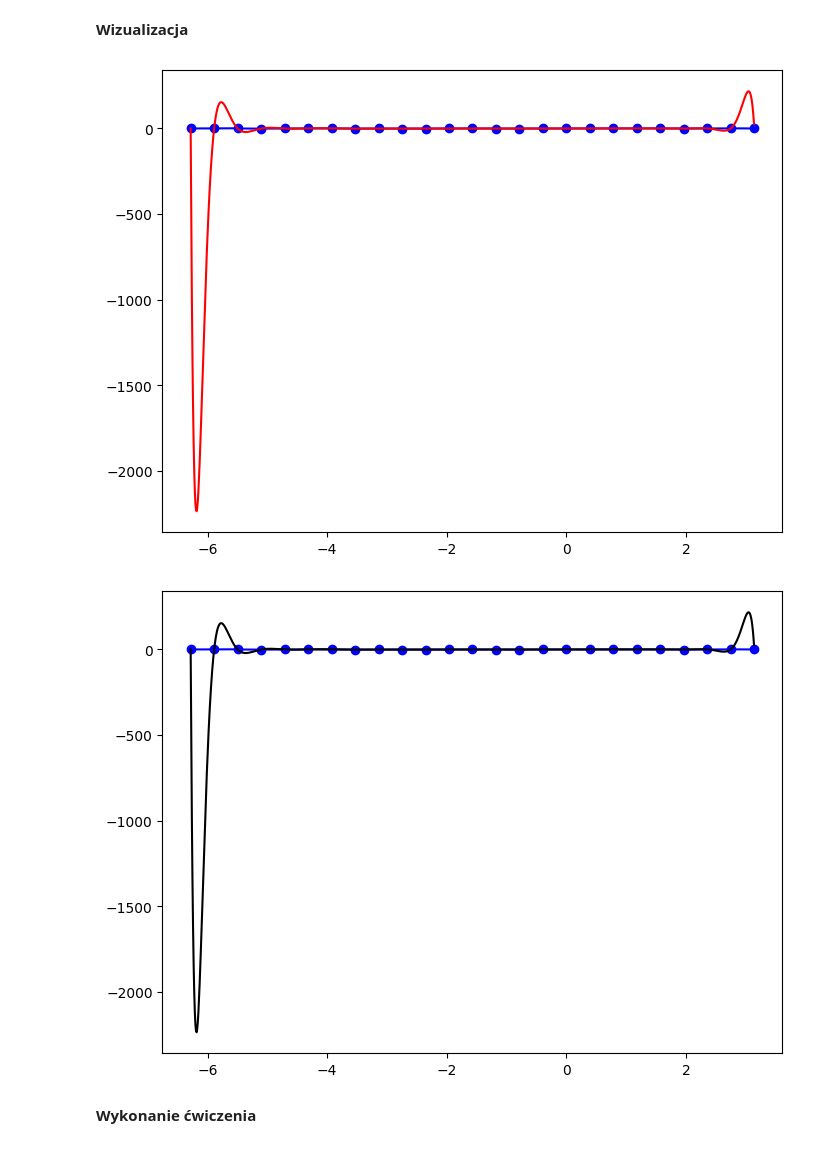
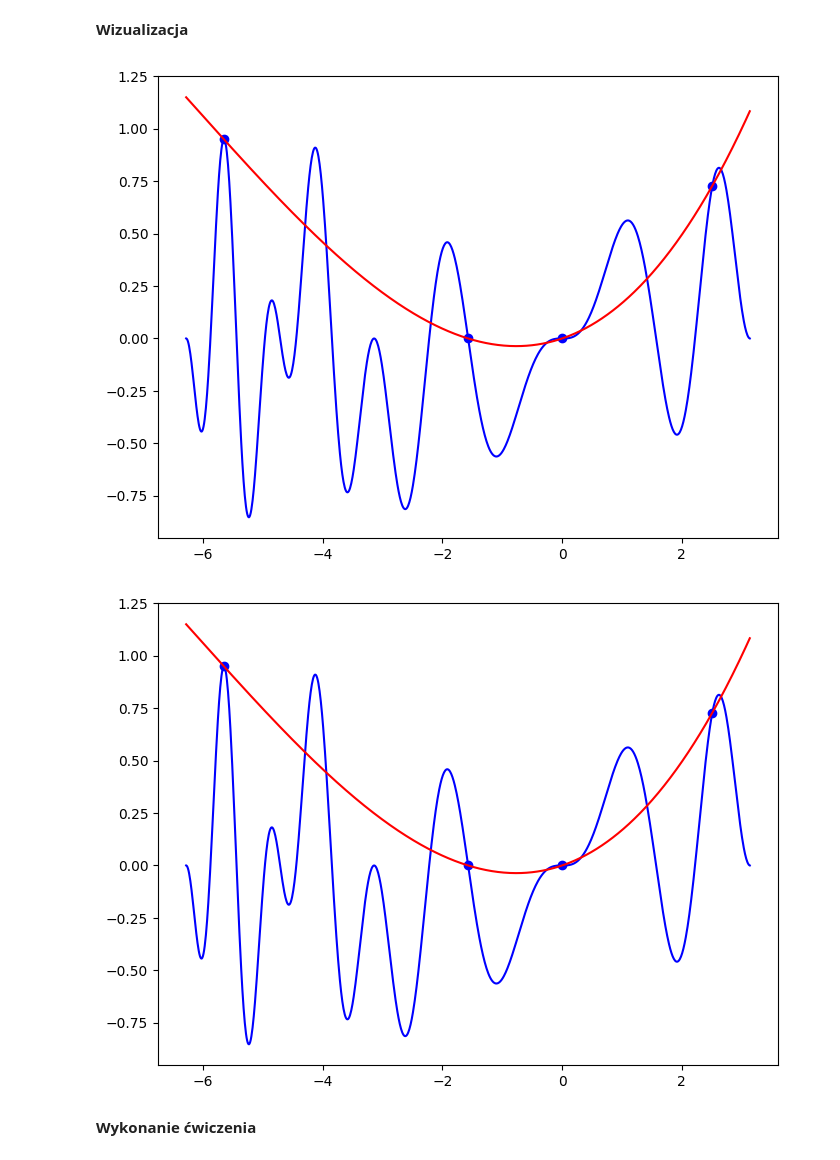
Before and after one commit to Uiskam/MOwNiT_V2, a Jupyter notebook: lab_2/Interpolacja_15_03_23.ipynb, the cells around one changed output. Cells and saved outputs as stored; diff of their text form; code cells hidden in the pictures.

```diff
--- a/lab_2/Interpolacja_15_03_23.ipynb
+++ b/lab_2/Interpolacja_15_03_23.ipynb
@@ -15,8 +15,8 @@ def function_given(x):
     return np.sin(m * x) * np.sin(k * (x * x)/ pi)
 
 function_given_values = []
-for i in range(len(base_domain)):
-    function_given_values.append(function_given(base_domain[i]))
+for random_name in range(len(base_domain)):
+    function_given_values.append(function_given(base_domain[random_name]))
 
 def get_function_values(X):
     result = np.zeros(len(X), dtype=np.double)
@@ -42,14 +42,14 @@ def even_domain(x_min, x_max, number_of_points):
 # %% [markdown]
 **Zera wielomianu Czebyszewa**
 # %%
-def get_chebyshev_zeros(n, start=None, stop=None):
-    if start is None and stop is not None or start is not None and stop is None:
-        raise ValueError("start and stop must be both None or both not None")
+def get_chebyshev_zeros(x_min=None, x_max=None, number_of_points=None):
+    if x_min is None and x_max is not None or x_min is not None and x_max is None:
+        raise ValueError("x_min and x_max must be both None or both not None")
     chebyshev_zeroes = np.array(0, dtype=np.double)
-    for k in range(n):
-        cur_zero = np.cos((2*k+1)*np.pi/(2*n))
-        if start is not None and stop is not None:
-            cur_zero = (stop - start)/2 * cur_zero + (stop + start)/2
+    for k in range(number_of_points):
+        cur_zero = np.cos((2*k+1)*np.pi/(2*number_of_points))
+        if x_min is not None and x_max is not None:
+            cur_zero = (x_max - x_min)/2 * cur_zero + (x_max + x_min)/2
         chebyshev_zeroes = np.append(chebyshev_zeroes, cur_zero)
     return chebyshev_zeroes
 # %% [markdown]
@@ -135,41 +135,49 @@ def visualise(domain=None, nodes_x=None, nodes_y=None, f_y=None, Pn_x=None, mode
         plt.scatter(nodes_x, nodes_y, label = "Węzły", color = "blue")
 
     if f_y is not None:
         plt.plot(domain, f_y, label = "Zadan funckcja", color = "blue")
 
     if mode == "lagrange":
         plt.plot(domain, Pn_x, label = "Interpolacja Lagrange'a", color = "red")
     elif mode == "impo":
         plt.plot(domain, Pn_x, label = "Lagrange'a z scipy", color = "red")
     elif mode == "newton":
         plt.plot(domain, Pn_x, label = "Interpolacja Newtona", color = "red")
 
-def visualise_scipy_lagrange(number_of_nodes, domain, function):
-    nodes_x = even_domain(x_min=interval_start, x_max=interval_end, number_of_points=number_of_nodes)
+def visualise_scipy_lagrange(number_of_nodes, domain, function, nodes_distribution_mode = "even"):
+    nodes_x = None
+    if nodes_distribution_mode == "even":
+        nodes_x = even_domain(x_min=interval_start, x_max=interval_end, number_of_points=number_of_nodes)
+    elif nodes_distribution_mode == "chebyshev":
+        nodes_x = get_chebyshev_zeros(x_min=interval_start, x_max=interval_end, number_of_points=number_of_nodes)
     nodes_y = []
     for i in range(len(nodes_x)):
         nodes_y.append(function(nodes_x[i]))
     scipy_lagrange = lagrange(nodes_x, nodes_y)
     scipy_lagrange_values = []
     for i in range(len(domain)):
         scipy_lagrange_values.append(scipy_lagrange(domain[i]))
     visualise(domain=base_domain, nodes_x=nodes_x, nodes_y=nodes_y, f_y=function_given_values, Pn_x=scipy_lagrange_values, mode="impo")
 
-def visualise_own_lagrange(number_of_nodes, domain, function):
-    nodes_x = even_domain(x_min=interval_start, x_max=interval_end, number_of_points=number_of_nodes)
+def visualise_own_lagrange(number_of_nodes, domain, function, nodes_distribution_mode = "even"):
+    nodes_x = None
+    if nodes_distribution_mode == "even":
+        nodes_x = even_domain(x_min=interval_start, x_max=interval_end, number_of_points=number_of_nodes)
+    elif nodes_distribution_mode == "chebyshev":
+        nodes_x = get_chebyshev_zeros(x_min=interval_start, x_max=interval_end, number_of_points=number_of_nodes)
     nodes_y = []
     for i in range(len(nodes_x)):
         nodes_y.append(function(nodes_x[i]))
     own_lagrange_values = interpolate_lagrange(function=function, domain=domain, x_zeroes=nodes_x)
     visualise(domain=base_domain, nodes_x=nodes_x, nodes_y=nodes_y, f_y=function_given_values, Pn_x=own_lagrange_values, mode="lagrange")
 
-tmp = 25
-visualise_scipy_lagrange(tmp, base_domain, function_given)
-visualise_own_lagrange(tmp, base_domain, function_given)
+tmp = 3
+visualise_scipy_lagrange(tmp, base_domain, function_given, nodes_distribution_mode="chebyshev")
+visualise_own_lagrange(tmp, base_domain, function_given, nodes_distribution_mode="chebyshev")
 #visualise(x_zeroes=even_domain(interval_start, interval_end, 3), function=function_given, interpolating_function=interpolate_lagrange, mode="lagrange")
 #visualise(x_zeroes=even_domain(interval_start, interval_end, 10), function=function_given, interpolating_function=lagrange, mode="impo")
 # %% [output]
-[figure, old version]
+[figure, new version]
-[figure, old version]
+[figure, new version]
 # %% [markdown]
 **Wykonanie ćwiczenia**
```
Also changed, not shown: parts of 2 cells of this notebook, 1 other file.
